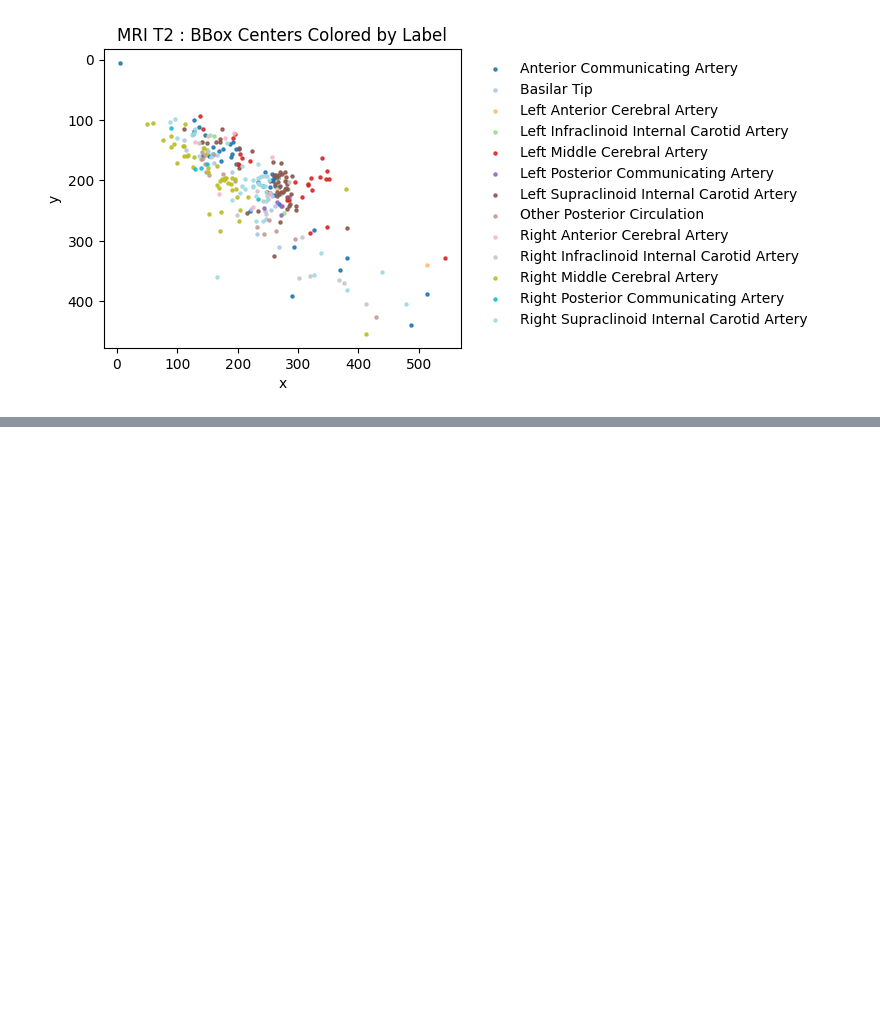
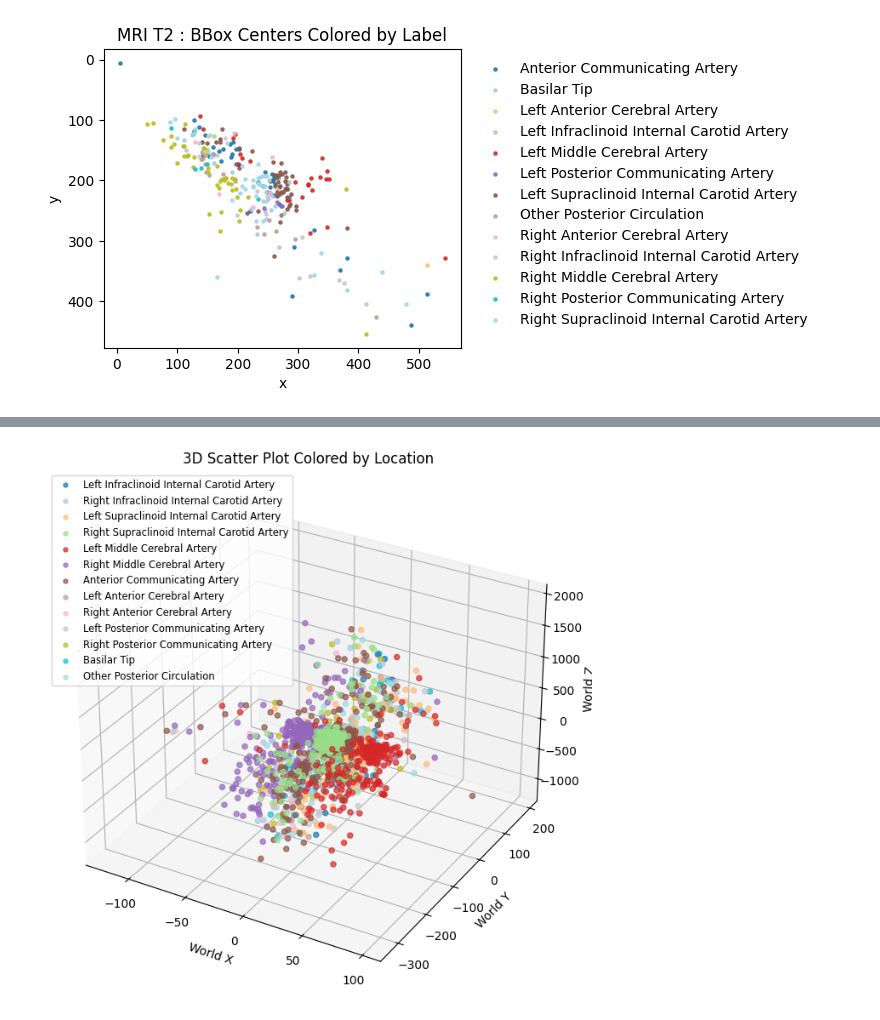
Before and after one commit to megan1811/aneurysm-detection, a Jupyter notebook: data-analysis.ipynb, the cells around one changed output, grey strips where cells are left out. Drawn from its saved outputs; the diff is of its cells as text; code cells hidden in the pictures; blank space fills up the shorter version.

Commit message:
(refactor) Update analysis & visualization scripts

```diff
--- a/data-analysis.ipynb
+++ b/data-analysis.ipynb
@@ -509,0 +512,3 @@ for mod in df_train_loc["Modality"].dropna().unique():
+# %%
+df_loc_world = pd.read_csv("data/filtered_localizers_world.csv")
+df_loc_world.head()
@@ -509,0 +522,25 @@ for mod in df_train_loc["Modality"].dropna().unique():
+# %%
+import matplotlib.pyplot as plt
+from mpl_toolkits.mplot3d import Axes3D  # enables 3D plotting
+
+# Create a color map based on unique categories in 'location'
+colors = plt.cm.get_cmap('tab20', len(CAT_COLS))
+
+# Create 3D scatter plot
+fig = plt.figure(figsize=(10, 8))
+ax = fig.add_subplot(111, projection='3d')
+
+for i, category in enumerate(CAT_COLS):
+    subset = df_loc_world[df_loc_world['location'] == category]
+    ax.scatter(subset['world_x'], subset['world_y'], subset['world_z'],
+               color=colors(i), label=category, s=20, alpha=0.7)
+
+ax.set_xlabel('World X')
+ax.set_ylabel('World Y')
+ax.set_zlabel('World Z')
+ax.set_title('3D Scatter Plot Colored by Location')
+ax.legend(loc='best', fontsize='small', markerscale=0.8)
+
+plt.show()
+# %% [output]
+[figure, added]
```
Also changed, not shown: parts of 2 cells of this notebook, 2 other files.
